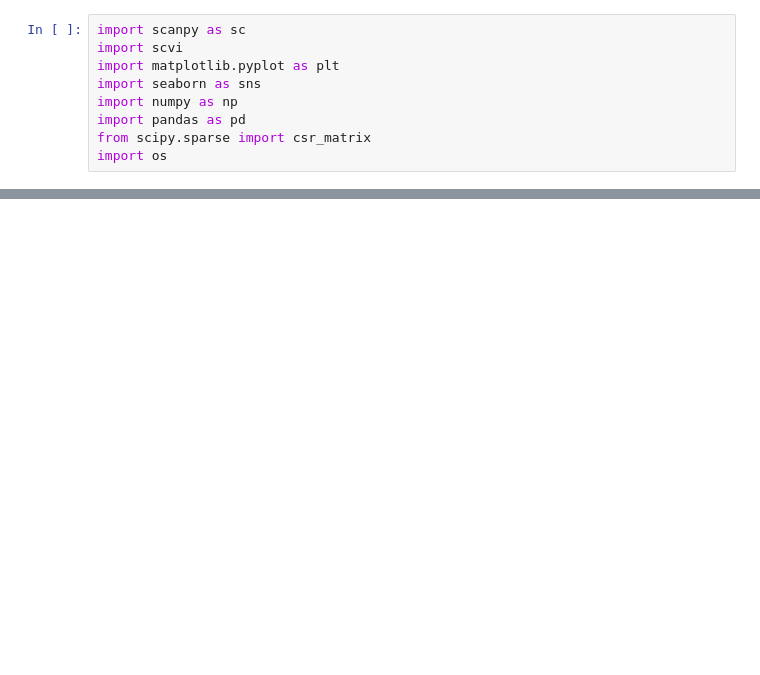
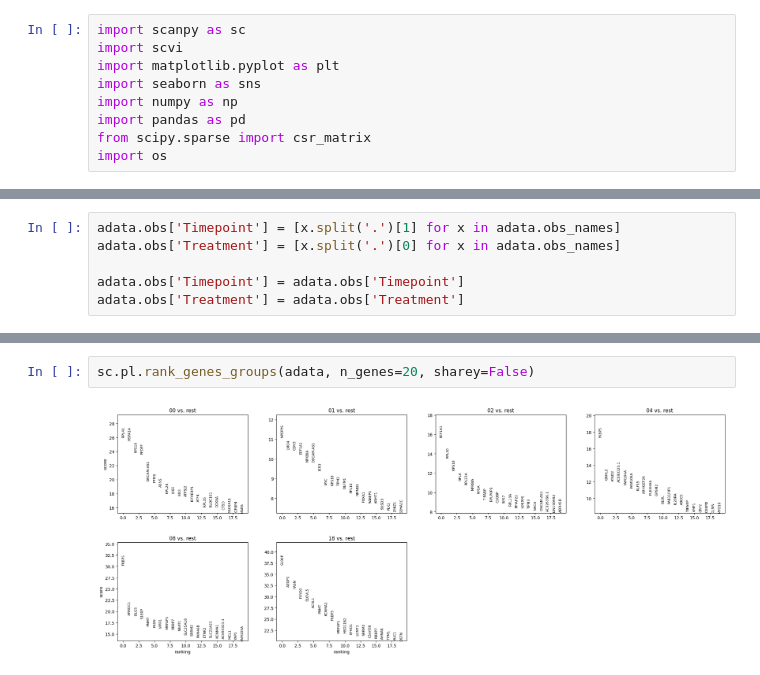
Before and after one commit to Formanj-0/UpDown_Project, a Jupyter notebook: WorkSpace/DEX_DATA4SSIT.ipynb, the cells around one changed output, grey strips where cells are left out. Cells and saved outputs as stored; diff of their text form; blank space fills up the shorter version.

```diff
--- a/WorkSpace/DEX_DATA4SSIT.ipynb
+++ b/WorkSpace/DEX_DATA4SSIT.ipynb
@@ -11,0 +38,6 @@ import os
+# %%
+adata.obs['Timepoint'] = [x.split('.')[1] for x in adata.obs_names]
+adata.obs['Treatment'] = [x.split('.')[0] for x in adata.obs_names]
+
+adata.obs['Timepoint'] = adata.obs['Timepoint']
+adata.obs['Treatment'] = adata.obs['Treatment']
@@ -11,0 +117,4 @@ import os
+# %%
+sc.pl.rank_genes_groups(adata, n_genes=20, sharey=False)
+# %% [output]
+[figure, added]
```
Also changed, not shown: parts of 23 cells of this notebook, 1 other file.
